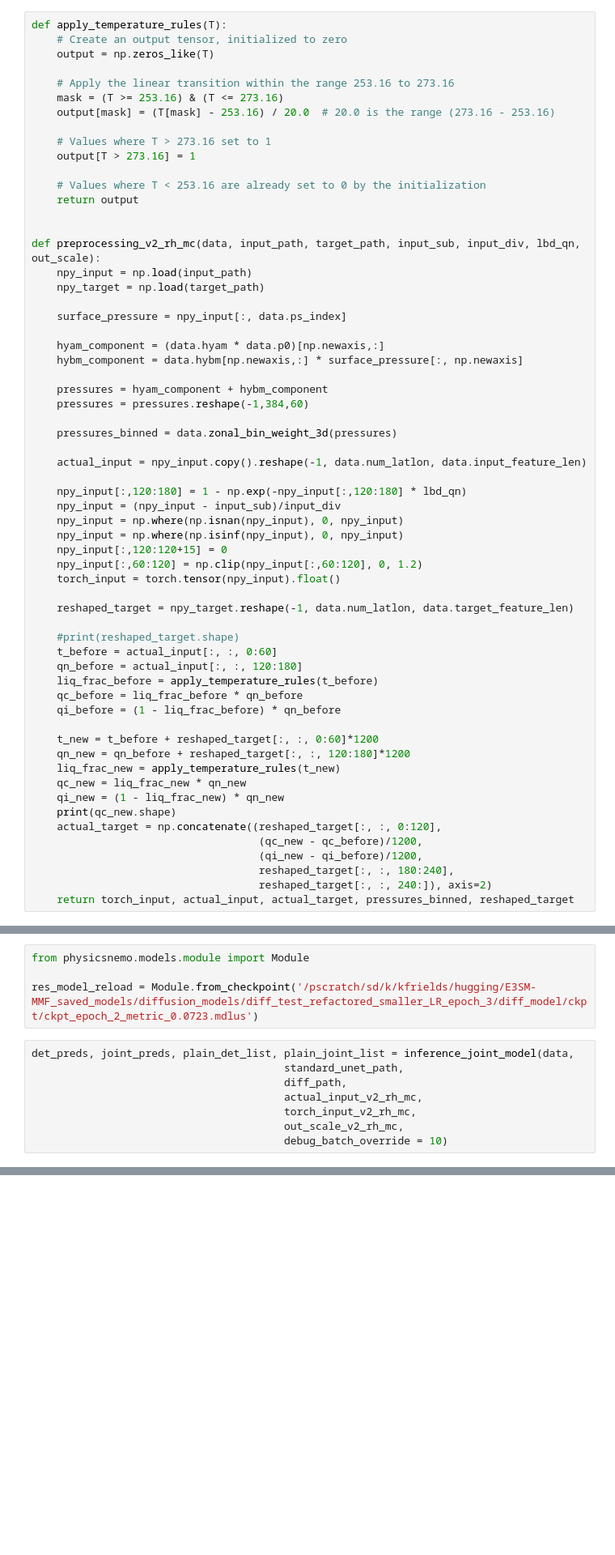
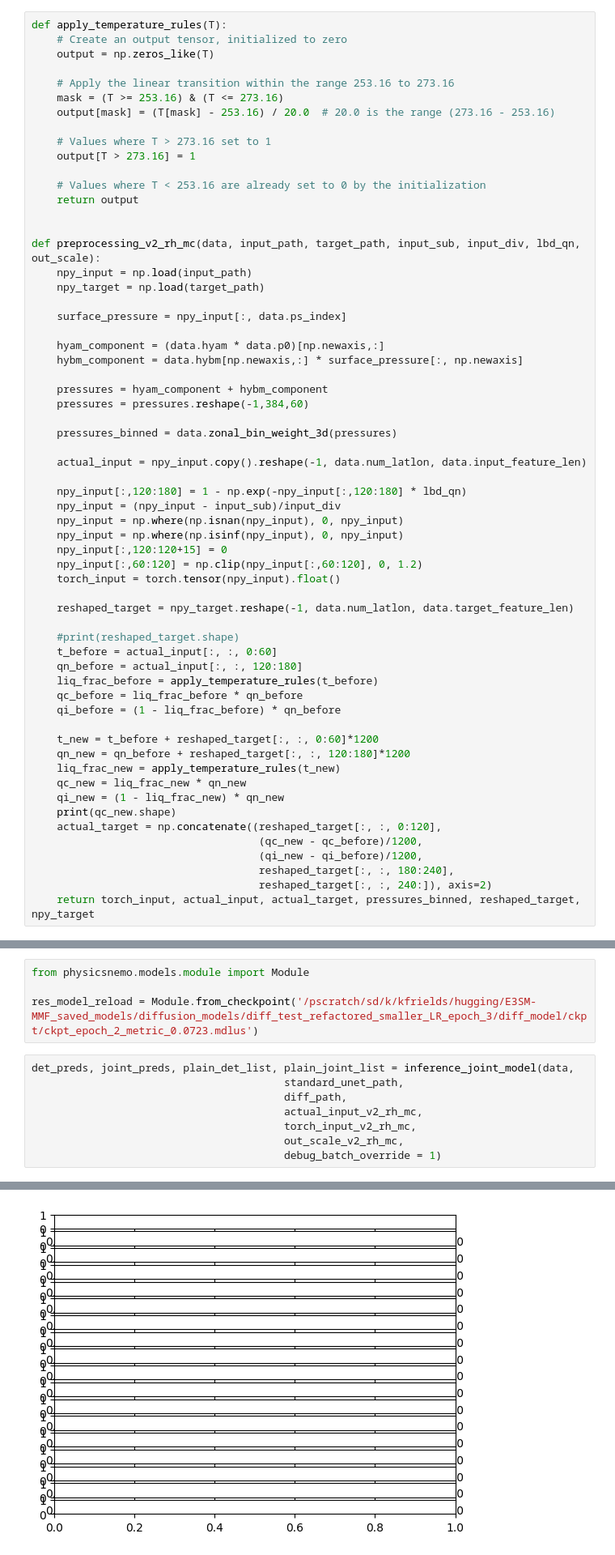
Before and after one commit to katherinefrields/climsim-kaggle-edition, a Jupyter notebook: evaluation/offline/joint_inference.ipynb, the cells around one changed output, grey strips where cells are left out. Shown at 81% size. Saved outputs shown, nothing was run; the diff lists cells and outputs as text; blank space fills up the shorter version.

```diff
--- a/evaluation/offline/joint_inference.ipynb
+++ b/evaluation/offline/joint_inference.ipynb
@@ -147,7 +152,7 @@ def preprocessing_v2_rh_mc(data, input_path, target_path, input_sub, input_div,
                                     (qi_new - qi_before)/1200,
                                     reshaped_target[:, :, 180:240],
                                     reshaped_target[:, :, 240:]), axis=2)
-    return torch_input, actual_input, actual_target, pressures_binned, reshaped_target
+    return torch_input, actual_input, actual_target, pressures_binned, reshaped_target, npy_target
 # %%
 #input_path = '/pscratch/sd/j/jerrylin/hugging/E3SM-MMF_ne4/preprocessing/v2_rh_mc/scoring_set/scoring_input.npy'
 #target_path = '/pscratch/sd/j/jerrylin/hugging/E3SM-MMF_ne4/preprocessing/v2_rh_mc/scoring_set/scoring_target.npy'
@@ -412,6 +427,6 @@ det_preds, joint_preds, plain_det_list, plain_joint_list = inference_joint_model
                                         actual_input_v2_rh_mc,
                                         torch_input_v2_rh_mc,
                                         out_scale_v2_rh_mc,
-                                        debug_batch_override = 10)
+                                        debug_batch_override = 1)
 # %% [output]
 latents shape is torch.Size([384, 13, 64])
@@ -433,0 +433 @@ dhariwal unt input shape is torch.Size([384, 52, 64]), value is tensor([[[ 0.479
+[figure, added]
```
Also changed, not shown: parts of 64 cells of this notebook.
